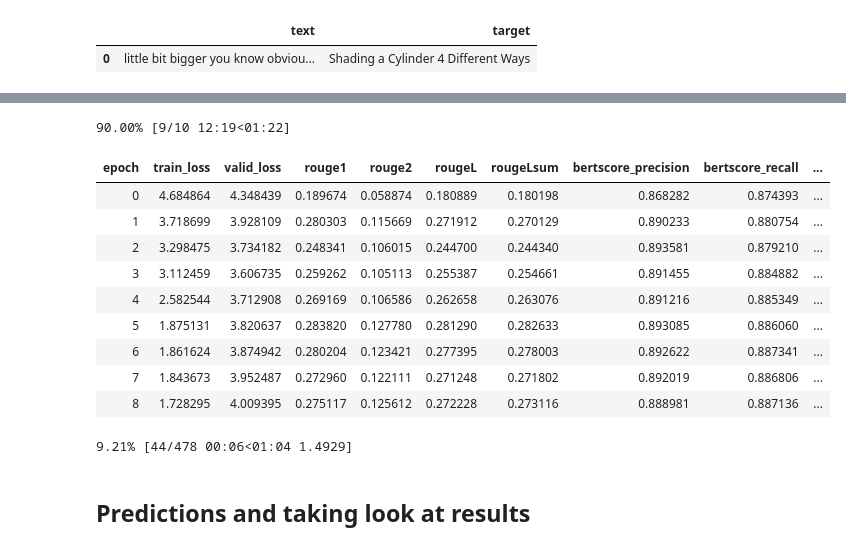
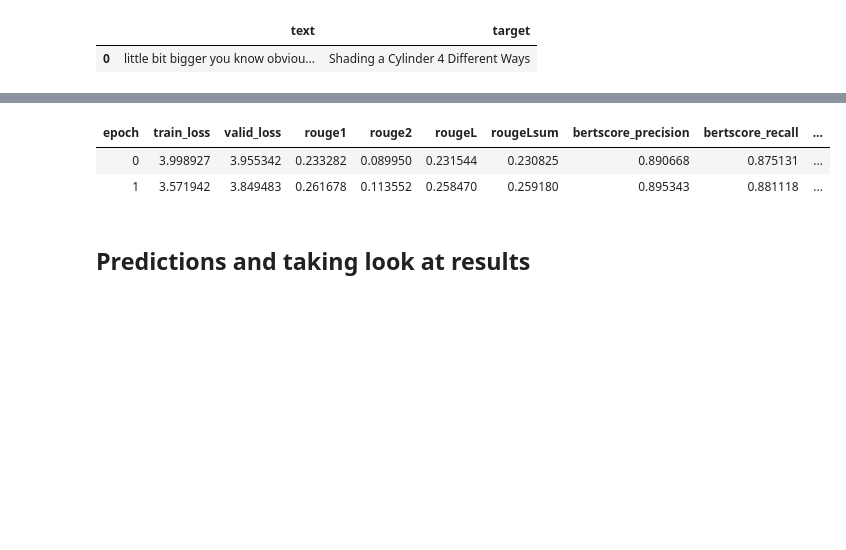
Before and after one commit to ohmeow/fsdl_2022_course_project, a Jupyter notebook: nbs/_exp/_kurian_exp_03_chapterlevel_summaries.ipynb, the cells around one changed output, grey strips where cells are left out. Cells and saved outputs as stored; diff of their text form; code cells hidden in the pictures; blank space fills up the shorter version.

```diff
--- a/nbs/_exp/_kurian_exp_03_chapterlevel_summaries.ipynb
+++ b/nbs/_exp/_kurian_exp_03_chapterlevel_summaries.ipynb
@@ -260,20 +249,11 @@ Linear                                    1049600    False
   - Recorder
   - ProgressCallback
 # %%
-learn.fit_one_cycle(10, lr_max=1e-4, cbs=fit_cbs)
+learn.fit_one_cycle(2, lr_max=1e-4, cbs=fit_cbs)
 # %% [output]
-90.00% [9/10 12:19<01:22]
 | epoch | train_loss | valid_loss | rouge1 | rouge2 | rougeL | rougeLsum | bertscore_precision | bertscore_recall | ... |
-| 0 | 4.684864 | 4.348439 | 0.189674 | 0.058874 | 0.180889 | 0.180198 | 0.868282 | 0.874393 | ... |
-| 1 | 3.718699 | 3.928109 | 0.280303 | 0.115669 | 0.271912 | 0.270129 | 0.890233 | 0.880754 | ... |
-| 2 | 3.298475 | 3.734182 | 0.248341 | 0.106015 | 0.244700 | 0.244340 | 0.893581 | 0.879210 | ... |
-| 3 | 3.112459 | 3.606735 | 0.259262 | 0.105113 | 0.255387 | 0.254661 | 0.891455 | 0.884882 | ... |
-| 4 | 2.582544 | 3.712908 | 0.269169 | 0.106586 | 0.262658 | 0.263076 | 0.891216 | 0.885349 | ... |
-| 5 | 1.875131 | 3.820637 | 0.283820 | 0.127780 | 0.281290 | 0.282633 | 0.893085 | 0.886060 | ... |
-| 6 | 1.861624 | 3.874942 | 0.280204 | 0.123421 | 0.277395 | 0.278003 | 0.892622 | 0.887341 | ... |
-| 7 | 1.843673 | 3.952487 | 0.272960 | 0.122111 | 0.271248 | 0.271802 | 0.892019 | 0.886806 | ... |
-| 8 | 1.728295 | 4.009395 | 0.275117 | 0.125612 | 0.272228 | 0.273116 | 0.888981 | 0.887136 | ... |
+| 0 | 3.998927 | 3.955342 | 0.233282 | 0.089950 | 0.231544 | 0.230825 | 0.890668 | 0.875131 | ... |
+| 1 | 3.571942 | 3.849483 | 0.261678 | 0.113552 | 0.258470 | 0.259180 | 0.895343 | 0.881118 | ... |
-9.21% [44/478 00:06<01:04 1.4929]
 # %% [markdown]
 ## Predictions and taking look at results
 # %%
```
Also changed, not shown: parts of 27 cells of this notebook, 1 other file.
